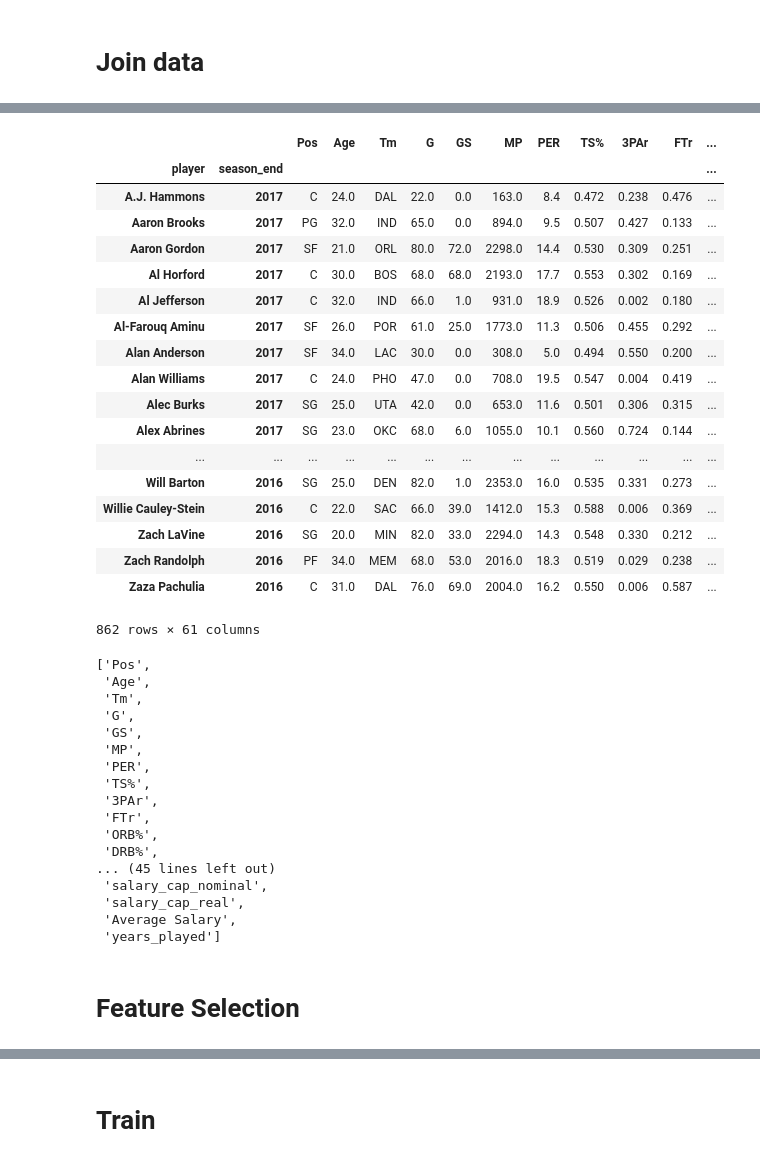
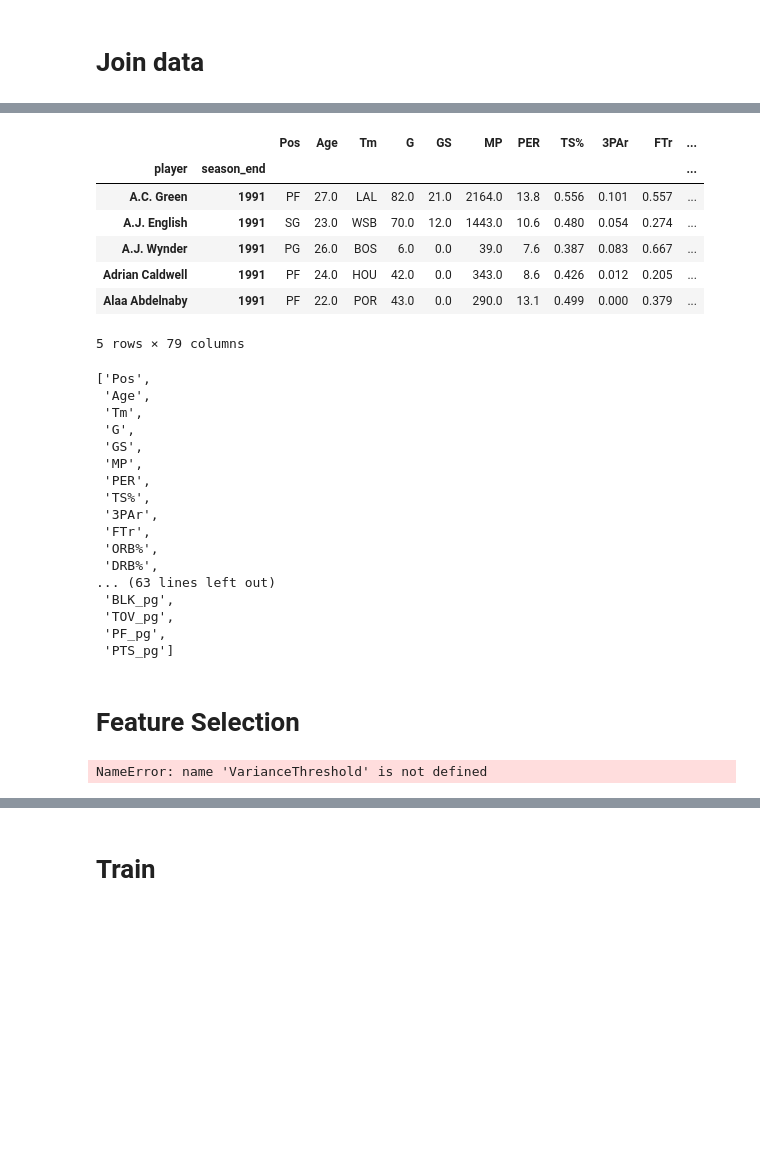
Before and after one commit to dcleung/CIS520-Project, a Jupyter notebook: Notebooks/NBA_Salaries.ipynb, the cells around one changed output, grey strips where cells are left out. Drawn from its saved outputs; the diff is of its cells as text; code cells hidden in the pictures; blank space fills up the shorter version.

```diff
--- a/Notebooks/NBA_Salaries.ipynb
+++ b/Notebooks/NBA_Salaries.ipynb
@@ -114,7 +114,7 @@ extra_df.head()
 # %% [markdown]
 # Clean data
 # %%
-START_YEAR = 2016
+START_YEAR = 1990
 END_YEAR = 2018
 # %%
 # We only have salary information from 1990 onwards
@@ -273,44 +273,39 @@ features_salaries_df.head()
 # %%
 features_df = features_seasons_stats_df.merge(features_body_stats_df, how='inner', on='Player')
 features_df = features_df.merge(features_salaries_df, how='inner', left_on=['Player', 'Year'], right_on=['player', 'season_end'])
 
 features_df = features_df.merge(draft_pos_df, how='left', left_on=['player'], right_on=['Player'])
 
 features_df = features_df.merge(salary_cap_df, how='inner', left_on=['Year'], right_on=['Season'])
 
 # Get how long they've played so far
 year_start_df = player_data_df[['name', 'year_start']]
 features_df = features_df.merge(year_start_df, how='left', left_on=['player'], right_on=['name']) # USING INNER HERE MAKES R^2 LOWER????
 features_df['years_played'] = features_df['season_end'] - features_df['year_start']
 
+# Get per-game values
+per_game_features = ['MP', 'FG', 'FGA', '3P', '3PA', '2P', '2PA', 'FT', 'FTA', 'ORB', 'DRB', 'TRB', 'AST', 'STL', 'BLK', 'TOV', 'PF', 'PTS']
+for feature in per_game_features:
+    features_df[feature + '_pg'] = features_df[feature] / features_df['G']
+
+
 # Pretty much a late 2nd round pick???
 features_df['Round'].fillna(2, inplace=True)
 features_df['Pick'].fillna(61, inplace=True)
 
 # features_df = features_df.drop(['Year', 'Player'], 'columns').set_index(['player', 'season_end'])
 features_df = features_df.drop(['Year', 'Player_x', 'Player_y', 'name', 'year_start'], 'columns').set_index(['player', 'season_end'])
 
-features_df
+features_df.head()
 # %% [output]
 |  |  | Pos | Age | Tm | G | GS | MP | PER | TS% | 3PAr | FTr | ... |
 | player | season_end |  |  |  |  |  |  |  |  |  |  | ... |
-| A.J. Hammons | 2017 | C | 24.0 | DAL | 22.0 | 0.0 | 163.0 | 8.4 | 0.472 | 0.238 | 0.476 | ... |
-| Aaron Brooks | 2017 | PG | 32.0 | IND | 65.0 | 0.0 | 894.0 | 9.5 | 0.507 | 0.427 | 0.133 | ... |
-| Aaron Gordon | 2017 | SF | 21.0 | ORL | 80.0 | 72.0 | 2298.0 | 14.4 | 0.530 | 0.309 | 0.251 | ... |
-| Al Horford | 2017 | C | 30.0 | BOS | 68.0 | 68.0 | 2193.0 | 17.7 | 0.553 | 0.302 | 0.169 | ... |
-| Al Jefferson | 2017 | C | 32.0 | IND | 66.0 | 1.0 | 931.0 | 18.9 | 0.526 | 0.002 | 0.180 | ... |
-| Al-Farouq Aminu | 2017 | SF | 26.0 | POR | 61.0 | 25.0 | 1773.0 | 11.3 | 0.506 | 0.455 | 0.292 | ... |
-| Alan Anderson | 2017 | SF | 34.0 | LAC | 30.0 | 0.0 | 308.0 | 5.0 | 0.494 | 0.550 | 0.200 | ... |
-| Alan Williams | 2017 | C | 24.0 | PHO | 47.0 | 0.0 | 708.0 | 19.5 | 0.547 | 0.004 | 0.419 | ... |
-| Alec Burks | 2017 | SG | 25.0 | UTA | 42.0 | 0.0 | 653.0 | 11.6 | 0.501 | 0.306 | 0.315 | ... |
-| Alex Abrines | 2017 | SG | 23.0 | OKC | 68.0 | 6.0 | 1055.0 | 10.1 | 0.560 | 0.724 | 0.144 | ... |
-| ... | ... | ... | ... | ... | ... | ... | ... | ... | ... | ... | ... | ... |
-| Will Barton | 2016 | SG | 25.0 | DEN | 82.0 | 1.0 | 2353.0 | 16.0 | 0.535 | 0.331 | 0.273 | ... |
-| Willie Cauley-Stein | 2016 | C | 22.0 | SAC | 66.0 | 39.0 | 1412.0 | 15.3 | 0.588 | 0.006 | 0.369 | ... |
-| Zach LaVine | 2016 | SG | 20.0 | MIN | 82.0 | 33.0 | 2294.0 | 14.3 | 0.548 | 0.330 | 0.212 | ... |
-| Zach Randolph | 2016 | PF | 34.0 | MEM | 68.0 | 53.0 | 2016.0 | 18.3 | 0.519 | 0.029 | 0.238 | ... |
-| Zaza Pachulia | 2016 | C | 31.0 | DAL | 76.0 | 69.0 | 2004.0 | 16.2 | 0.550 | 0.006 | 0.587 | ... |
+| A.C. Green | 1991 | PF | 27.0 | LAL | 82.0 | 21.0 | 2164.0 | 13.8 | 0.556 | 0.101 | 0.557 | ... |
+| A.J. English | 1991 | SG | 23.0 | WSB | 70.0 | 12.0 | 1443.0 | 10.6 | 0.480 | 0.054 | 0.274 | ... |
+| A.J. Wynder | 1991 | PG | 26.0 | BOS | 6.0 | 0.0 | 39.0 | 7.6 | 0.387 | 0.083 | 0.667 | ... |
+| Adrian Caldwell | 1991 | PF | 24.0 | HOU | 42.0 | 0.0 | 343.0 | 8.6 | 0.426 | 0.012 | 0.205 | ... |
+| Alaa Abdelnaby | 1991 | PF | 22.0 | POR | 43.0 | 0.0 | 290.0 | 13.1 | 0.499 | 0.000 | 0.379 | ... |
-862 rows × 61 columns
+5 rows × 79 columns
 # %%
 features_df.columns.tolist()
 # %% [output]
@@ -326,8 +321,8 @@ features_df.columns.tolist()
  'FTr',
  'ORB%',
  'DRB%',
-... (45 lines left out)
- 'salary_cap_nominal',
- 'salary_cap_real',
- 'Average Salary',
- 'years_played']
+... (63 lines left out)
+ 'BLK_pg',
+ 'TOV_pg',
+ 'PF_pg',
+ 'PTS_pg']
@@ -334,2 +408,27 @@ features_df.columns.tolist()
 # %% [markdown]
 # Feature Selection
+# %%
+features_df = features_df.dropna()
+
+X_df = features_df[features]
+y_df = features_df["next_season_salary_z"]
+
+if 'Pos' in X_df:
+    X_df = pd.concat([X_df,pd.get_dummies(X_df['Pos'], prefix='Pos')],axis=1)
+    X_df = X_df.drop(['Pos'], axis=1)
+#X_df = X_df.drop(['season_salary_z'], axis=1)
+
+# Remove features with low variance (this does nothing???)
+sel = VarianceThreshold(threshold=(.6 * (1 - .6)))
+sel.fit_transform(X_df)
+
+# reg = ExtraTreesRegressor(n_estimators=100).fit(X_df, y_df)
+# reg.feature_importances_
+# model = SelectFromModel(clf, prefit=True)
+# X_new = model.transform(X)
+# X_new.shape
+
+X_df.head()
+# list(X_df.columns.values)
+# %% [output]
+NameError: name 'VarianceThreshold' is not defined
```
Also changed, not shown: parts of 31 cells of this notebook.
